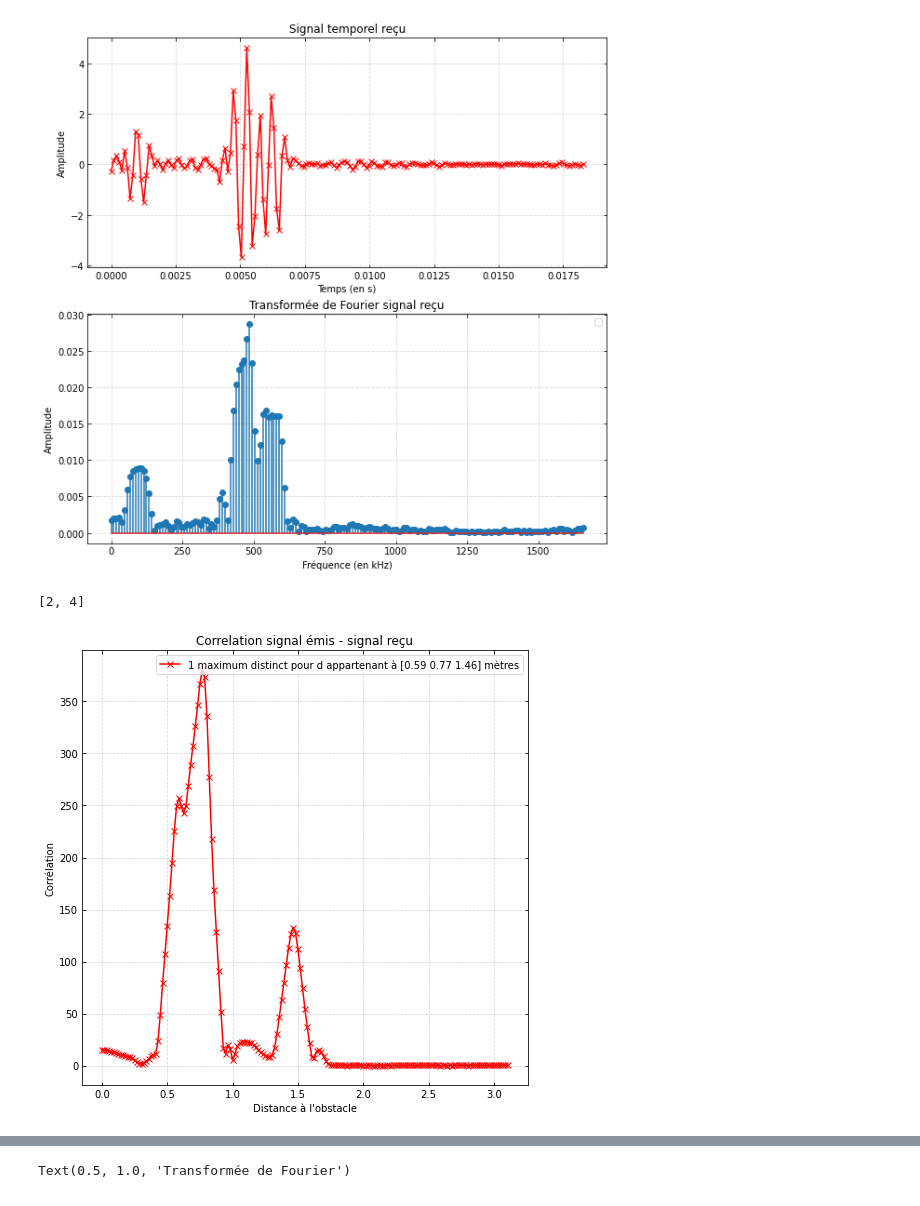
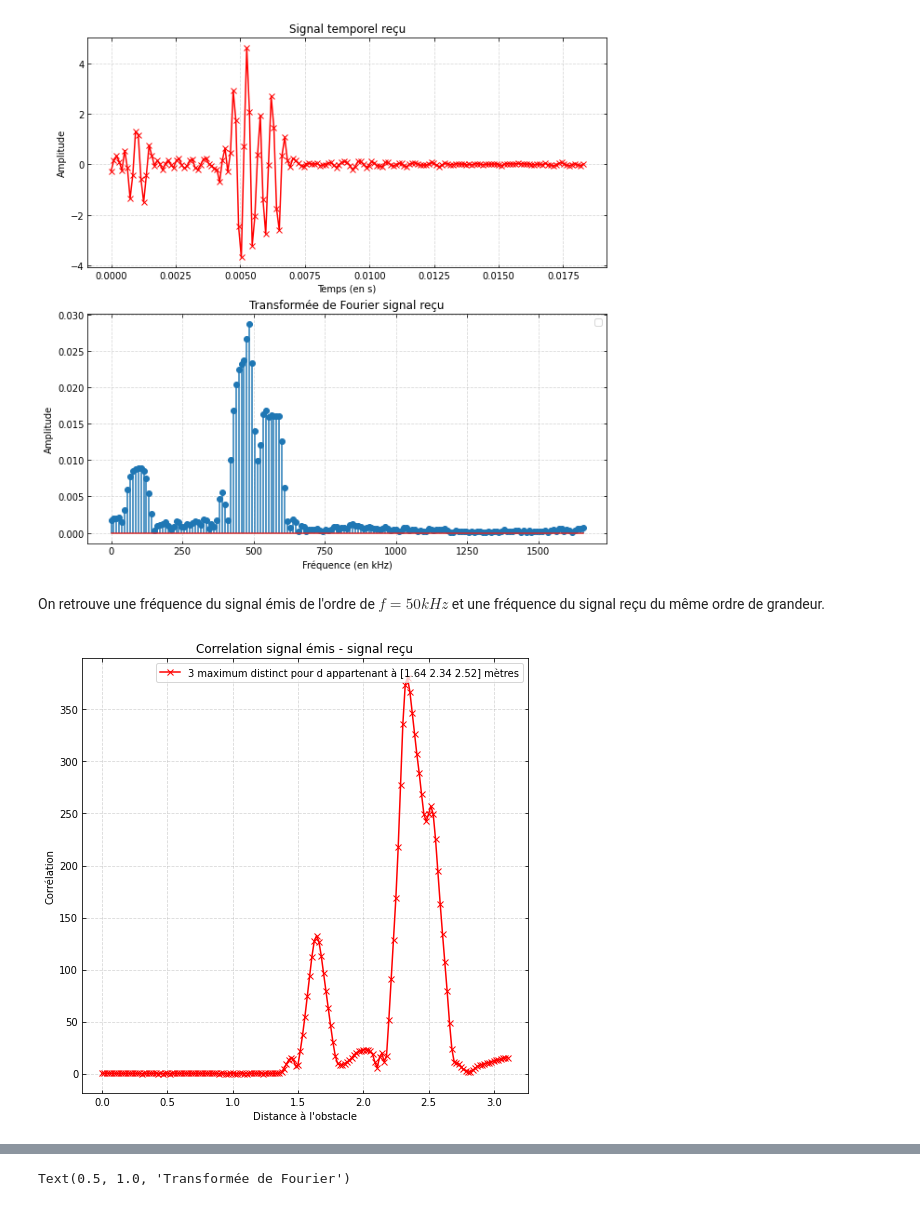
Before and after one commit to 21courgnea/Projet_TDS, a Jupyter notebook: mini-projet-radar/mini_projet_radar.ipynb, the cells around one changed output, grey strips where cells are left out. Saved outputs shown, nothing was run; the diff lists cells and outputs as text; code cells hidden in the pictures.

```diff
--- a/mini-projet-radar/mini_projet_radar.ipynb
+++ b/mini-projet-radar/mini_projet_radar.ipynb
@@ -313,8 +308,8 @@ Fs = data['Fs']
 N = len(r)                                # nombre de points du signal
 d = c * np.arange(0,N)/Fs/2             # axe distance (metres)
 
-cor_fft = scipy.signal.correlate(e, r, mode = 'same', method = 'fft')       # calcul de la corrélation par FFT
-resol_theorique = int(c*T/2  * 2*Fs/c )       # résolution théorique
+cor_fft = scipy.signal.correlate(r, e, mode = 'same', method = 'fft')    # calcul de la corrélation par FFT
+resol_theorique = int(c*T/2  * 2*Fs/c )    # résolution théorique qui correspond à la distance minimale rendant la détection de deux signaux différents possible.
 peaks = scipy.signal.find_peaks(np.absolute(cor_fft)[:,0], height = 50, distance = resol_theorique, width=0)
 
 peaks_d = peaks[0]*c/Fs/2
@@ -405,23 +396,21 @@ No handles with labels found to put in legend.
 [figure]
 [figure]
 [figure]
-# %%
-A = [2,4]
-print(str(A))
-# %% [output]
-[2, 4]
+# %% [markdown]
+On retrouve une fréquence du signal émis de l'ordre de $f=50kHz$ et une fréquence du signal reçu du même ordre de grandeur.
 # %%
 #Intercorrélation
 
 plt.figure(figsize=(8,8))
-plt.plot(np.transpose(d), np.absolute(cor_fft), 'rx-', label = f"{len(peaks_d)} maximum distinct pour d appartenant à {np.round(peaks_d, 2)[0]} mètres")
+plt.plot(np.transpose(d), np.absolute(cor_fft), 'rx-', label = f"{len(peaks_d[0])} maximum distinct pour d appartenant à {np.round(peaks_d, 2)[0]} mètres")
+#plt.plot() mettre marqueurs
 plt.xlabel("Distance à l'obstacle")
 plt.ylabel("Corrélation")
 plt.tick_params(top=True,right=True,direction='in')
 plt.grid(linestyle='--',alpha=0.5)
 plt.title('Correlation signal émis - signal reçu')
 plt.legend()
 plt.show()
 # %% [output]
-[figure, old version]
+[figure, new version]
 # %% [markdown]
```
Also changed, not shown: parts of 18 cells of this notebook.
